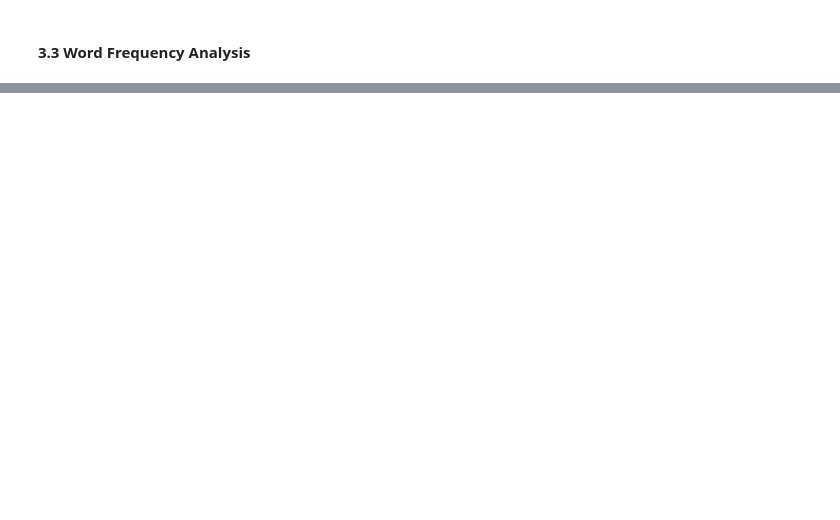
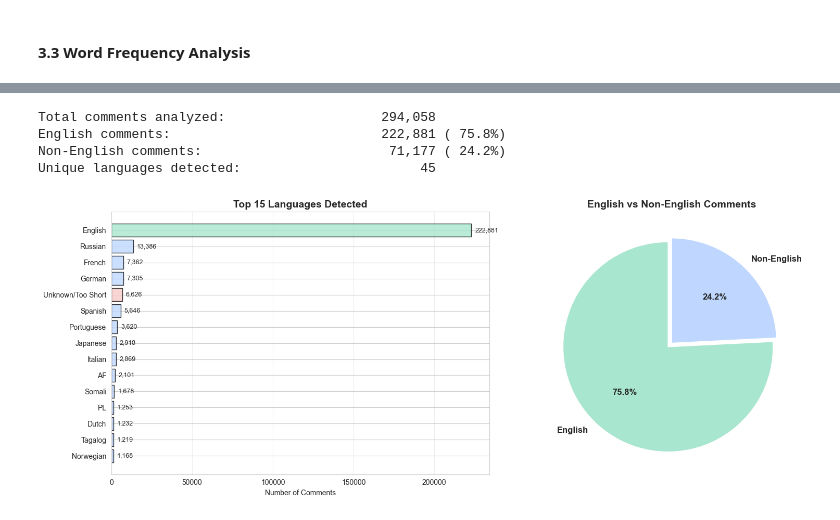
Before and after one commit to sibi-seeni/CAP5771_si.seenivasan, a Jupyter notebook: EDA.ipynb, the cells around one changed output, grey strips where cells are left out. Cells and saved outputs as stored; diff of their text form; code cells hidden in the pictures; blank space fills up the shorter version.

```diff
--- a/EDA.ipynb
+++ b/EDA.ipynb
@@ -177,7 +190,2 @@ plot_text_characteristic(df)
 # %% [markdown]
 #### 3.2 Time-based stats
-# %%
-df["day_of_week"] = df["comment_date"].dt.day_name()
-df["hour"] = df["comment_date"].dt.hour
-df["week"] = df["comment_date"].dt.to_period("W")
-df["month"] = df["comment_date"].dt.to_period("M")
@@ -265,0 +394,75 @@ Median comments per video: 14.0
+# %%
+df['language'] = df['text'].apply(safe_detect)
+# %%
+lang_counts = Counter(df['language'])
+# %%
+total = len(df)
+english_count = lang_counts.get('en', 0)
+
+print(f"{'Total comments analyzed:':<40} {total:>10,}")
+print(f"{'English comments:':<40} {english_count:>10,} ({english_count/total*100:>5.1f}%)")
+print(f"{'Non-English comments:':<40} {total - english_count:>10,} ({(total-english_count)/total*100:>5.1f}%)")
+print(f"{'Unique languages detected:':<40} {len(lang_counts):>10,}")
+# %% [output]
+Total comments analyzed:                    294,058
+English comments:                           222,881 ( 75.8%)
+Non-English comments:                        71,177 ( 24.2%)
+Unique languages detected:                       45
+# %%
+lang_names_map = {
+        'en': 'English', 'es': 'Spanish', 'fr': 'French', 'de': 'German',
+        'it': 'Italian', 'pt': 'Portuguese', 'nl': 'Dutch', 'ru': 'Russian',
+        'ja': 'Japanese', 'ko': 'Korean', 'zh-cn': 'Chinese (Simplified)',
+        'zh-tw': 'Chinese (Traditional)', 'ar': 'Arabic', 'ta': 'Tamil',
+        'so': 'Somali', 'no': 'Norwegian', 'da': 'Danish', 'vi': 'Vietnamese',
+        'cy': 'Welsh', 'tl': 'Tagalog', 'id': 'Indonesian', 'et': 'Estonian',
+        'ca': 'Catalan', 'ro': 'Romanian', 'bg': 'Bulgarian', 'uk': 'Ukrainian',
+        'unknown': 'Unknown/Too Short'
+}
+
+# Create visualization
+fig, axes = plt.subplots(1, 2, figsize=(16, 6))
+ax_bar, ax_pie = axes
+
+# 1. Top 15 languages bar chart
+top_15 = dict(lang_counts.most_common(15))
+languages = [lang_names_map.get(k, k.upper()) for k in top_15.keys()]
+counts = list(top_15.values())
+colors = [
+    '#A8E6CF' if 'English' in lang else '#F7CAC9' if 'Unknown' in lang else '#BFD7FF'
+    for lang in languages
+]
+
+ax_bar.barh(range(len(languages)), counts, color=colors, edgecolor='black', alpha=0.8)
+ax_bar.set_yticks(range(len(languages)))
+ax_bar.set_yticklabels(languages)
+ax_bar.set_xlabel('Number of Comments')
+ax_bar.set_title('Top 15 Languages Detected', fontsize=14, fontweight='bold')
+ax_bar.invert_yaxis()
+ax_bar.grid(True, alpha=0.3, axis='x')
+
+# Add count labels
+for i, (count, lang) in enumerate(zip(counts, languages)):
+    ax_bar.text(count + max(counts) * 0.01, i, f'{count:,}', va='center', fontsize=9)
+
+# 2. English vs Non-English pie chart
+english_vs_other = {'English': english_count, 'Non-English': total - english_count}
+colors_pie = ['#A8E6CF', '#BFD7FF']
+explode = (0.05, 0)
+
+ax_pie.pie(
+    english_vs_other.values(),
+    labels=english_vs_other.keys(),
+    autopct='%1.1f%%',
+    startangle=90,
+    colors=colors_pie,
+    explode=explode,
+    textprops={'fontsize': 12, 'fontweight': 'bold'}
+)
+ax_pie.set_title('English vs Non-English Comments', fontsize=14, fontweight='bold')
+
+plt.tight_layout()
+plt.savefig(os.path.join(FIGURES_DIR, "03_language_distribution.png"), dpi=300)
+plt.show()
+# %% [output]
+[figure, added]
```
Also changed, not shown: parts of 32 cells of this notebook, 6 other files.
